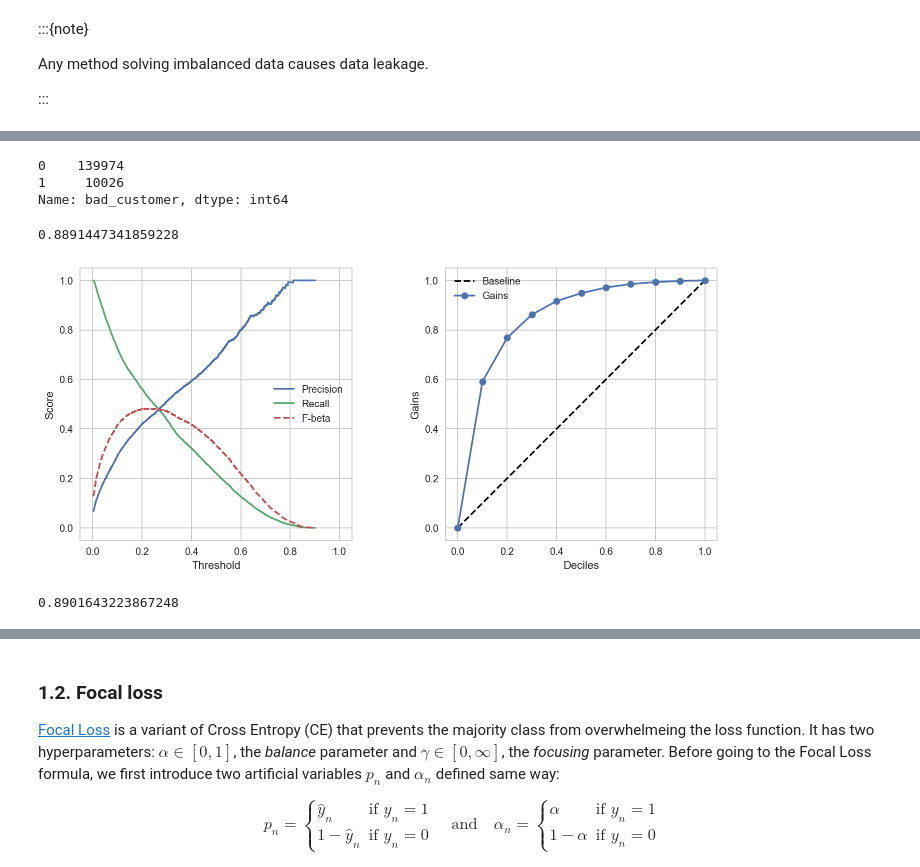
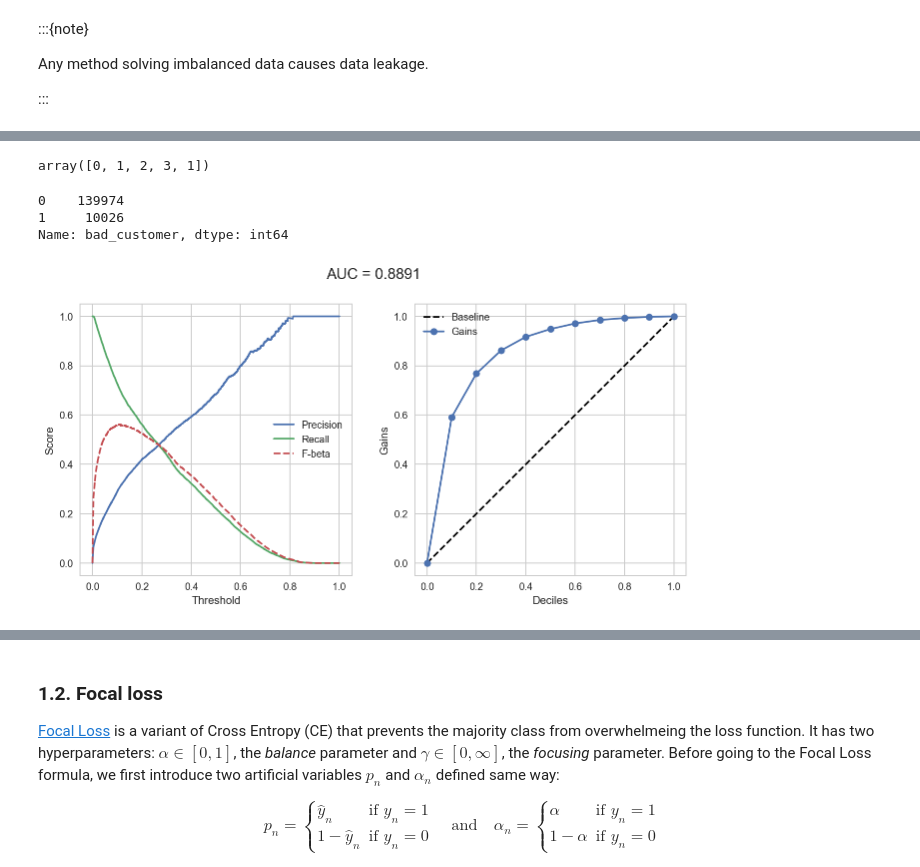
Before and after one commit to hungpq7/tabular-book, a Jupyter notebook: 07-tabular-learning/imblearn-targeted-modeling.ipynb, the cells around one changed output, grey strips where cells are left out. Drawn from its saved outputs; the diff is of its cells as text; code cells hidden in the pictures.

```diff
--- a/07-tabular-learning/imblearn-targeted-modeling.ipynb
+++ b/07-tabular-learning/imblearn-targeted-modeling.ipynb
@@ -49,9 +55,17 @@ The simplest strategy dealing with imbalance classes is to assign a higher weigh
+# %%
+p_ = np.array([1,2,3])
+np.concatenate(([0], p_, [1]))
+# %% [output]
+array([0, 1, 2, 3, 1])
 # %%
 def plotPRChart(yTrue, yProb, beta=1, ax=None):
     from sklearn.metrics import precision_recall_curve
     precision, recall, threshold = precision_recall_curve(yTrue, yProb)
     precision = precision[:-1]
     recall = recall[:-1]
+    threshold = np.concatenate(([0], threshold, [1]))
+    precision = np.concatenate(([0], precision, [1]))
+    recall = np.concatenate(([1], recall, [0]))
     if beta is not None:
         fbeta = 1 / (1/(1+beta**2)/precision + beta**2/(1+beta**2)/recall)
 
@@ -106,23 +120,12 @@ model = LGBMClassifier()
 model.fit(x, y)
 yPred = model.predict(x)
 yProb = model.predict_proba(x)[:, 1]
-
-AUC(y, yProb)
-# %% [output]
-0.8891447341859228
 # %%
-fig, ax = plt.subplots(ncols=2, figsize=(12,5), sharex=True)
-plotPRChart(y, yProb, ax=ax[0])
+auc = AUC(y, yProb)
+fig, ax = plt.subplots(ncols=2, figsize=(11,5), sharex=True)
+plotPRChart(y, yProb, ax=ax[0], beta=2)
 plotCumulativeGains(y, yProb, ax=ax[1])
+fig.suptitle(f'AUC = {auc:.4f}', fontsize=15)
 plt.show()
 # %% [output]
-[figure, old version]
+[figure, new version]
-# %%
-model = LGBMClassifier(class_weight={1: 7, 0: 1})
-model.fit(x, y)
-yPred = model.predict(x)
-yProb = model.predict_proba(x)[:, 1]
-
-AUC(y, yProb)
-# %% [output]
-0.8901643223867248
```
Also changed, not shown: parts of 32 cells of this notebook, 4 other files.
